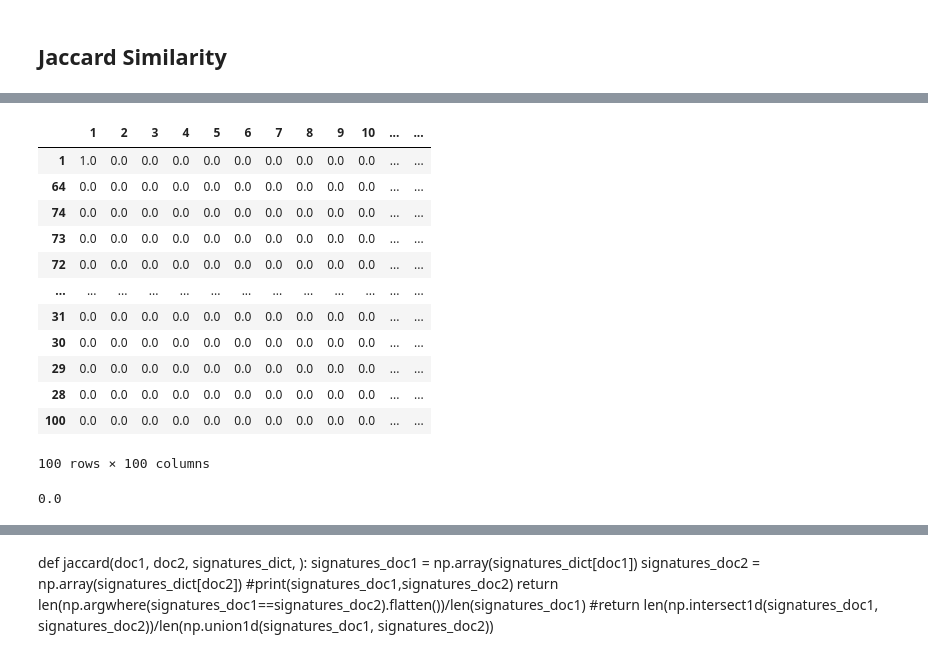
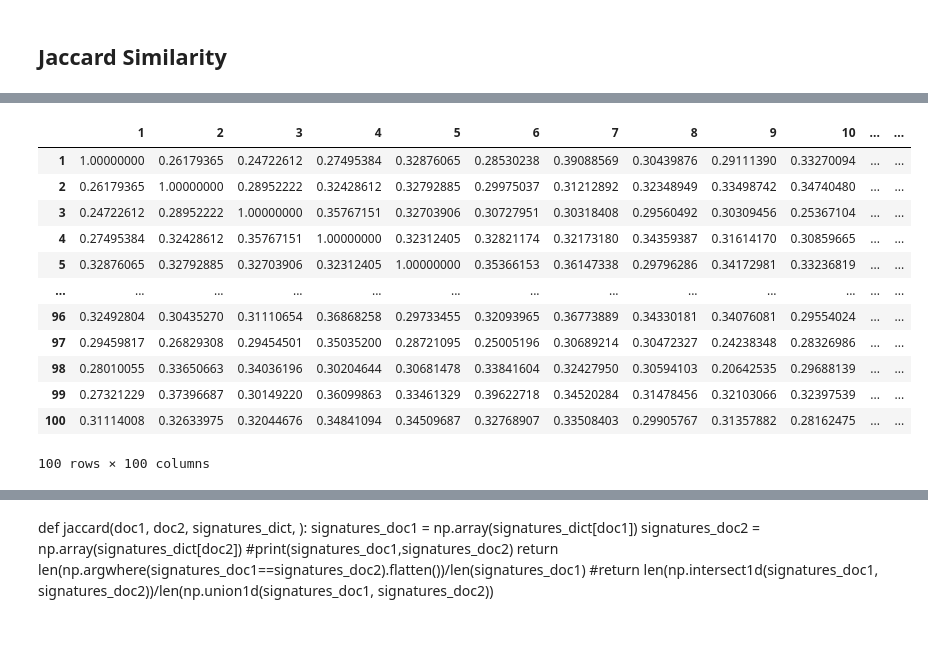
Before and after one commit to FabianScott/ComputationalToolsSentimentAnalysis, a Jupyter notebook: final_notebook.ipynb, the cells around one changed output, grey strips where cells are left out. Saved outputs shown, nothing was run; the diff lists cells and outputs as text; code cells hidden in the pictures.

```diff
--- a/final_notebook.ipynb
+++ b/final_notebook.ipynb
@@ -61,7 +63,7 @@ dftest['Rating_5'] = [1 if x == 5 else 0 for x in dftest['Rating']]
 
 
 
-dftest=dftest.head(10000)
+dftest=dftest
 # %%
 X = dftrain.drop(['Rating', 'Rating_1','Rating_2','Rating_3','Rating_4', 'Rating_5'], axis=1)
 y = dftrain[['Rating_1','Rating_2','Rating_3','Rating_4', 'Rating_5']]
@@ -228,20 +209,20 @@ jac_sim
-# %%
-xaaa.sort_values(by='1', ascending=False)
-# %% [output]
-|  | 1 | 2 | 3 | 4 | 5 | 6 | 7 | 8 | 9 | 10 | ... | ... |
-| 1 | 1.0 | 0.0 | 0.0 | 0.0 | 0.0 | 0.0 | 0.0 | 0.0 | 0.0 | 0.0 | ... | ... |
-| 64 | 0.0 | 0.0 | 0.0 | 0.0 | 0.0 | 0.0 | 0.0 | 0.0 | 0.0 | 0.0 | ... | ... |
-| 74 | 0.0 | 0.0 | 0.0 | 0.0 | 0.0 | 0.0 | 0.0 | 0.0 | 0.0 | 0.0 | ... | ... |
-| 73 | 0.0 | 0.0 | 0.0 | 0.0 | 0.0 | 0.0 | 0.0 | 0.0 | 0.0 | 0.0 | ... | ... |
-| 72 | 0.0 | 0.0 | 0.0 | 0.0 | 0.0 | 0.0 | 0.0 | 0.0 | 0.0 | 0.0 | ... | ... |
-| ... | ... | ... | ... | ... | ... | ... | ... | ... | ... | ... | ... | ... |
-| 31 | 0.0 | 0.0 | 0.0 | 0.0 | 0.0 | 0.0 | 0.0 | 0.0 | 0.0 | 0.0 | ... | ... |
-| 30 | 0.0 | 0.0 | 0.0 | 0.0 | 0.0 | 0.0 | 0.0 | 0.0 | 0.0 | 0.0 | ... | ... |
-| 29 | 0.0 | 0.0 | 0.0 | 0.0 | 0.0 | 0.0 | 0.0 | 0.0 | 0.0 | 0.0 | ... | ... |
-| 28 | 0.0 | 0.0 | 0.0 | 0.0 | 0.0 | 0.0 | 0.0 | 0.0 | 0.0 | 0.0 | ... | ... |
-| 100 | 0.0 | 0.0 | 0.0 | 0.0 | 0.0 | 0.0 | 0.0 | 0.0 | 0.0 | 0.0 | ... | ... |
-100 rows × 100 columns
-# %%
-jac_sim.loc['64']['1']
-# %% [output]
-0.0
+# %%
+jac_sim3 = 1 - pairwise_distances(dftest.T,metric='cosine')
+
+jac_sim3 = pd.DataFrame(jac_sim3, index=dftest.columns, columns=dftest.columns)
+# %%
+jac_sim3
+# %% [output]
+|  | 1 | 2 | 3 | 4 | 5 | 6 | 7 | 8 | 9 | 10 | ... | ... |
+| 1 | 1.00000000 | 0.26179365 | 0.24722612 | 0.27495384 | 0.32876065 | 0.28530238 | 0.39088569 | 0.30439876 | 0.29111390 | 0.33270094 | ... | ... |
+| 2 | 0.26179365 | 1.00000000 | 0.28952222 | 0.32428612 | 0.32792885 | 0.29975037 | 0.31212892 | 0.32348949 | 0.33498742 | 0.34740480 | ... | ... |
+| 3 | 0.24722612 | 0.28952222 | 1.00000000 | 0.35767151 | 0.32703906 | 0.30727951 | 0.30318408 | 0.29560492 | 0.30309456 | 0.25367104 | ... | ... |
+| 4 | 0.27495384 | 0.32428612 | 0.35767151 | 1.00000000 | 0.32312405 | 0.32821174 | 0.32173180 | 0.34359387 | 0.31614170 | 0.30859665 | ... | ... |
+| 5 | 0.32876065 | 0.32792885 | 0.32703906 | 0.32312405 | 1.00000000 | 0.35366153 | 0.36147338 | 0.29796286 | 0.34172981 | 0.33236819 | ... | ... |
+| ... | ... | ... | ... | ... | ... | ... | ... | ... | ... | ... | ... | ... |
+| 96 | 0.32492804 | 0.30435270 | 0.31110654 | 0.36868258 | 0.29733455 | 0.32093965 | 0.36773889 | 0.34330181 | 0.34076081 | 0.29554024 | ... | ... |
+| 97 | 0.29459817 | 0.26829308 | 0.29454501 | 0.35035200 | 0.28721095 | 0.25005196 | 0.30689214 | 0.30472327 | 0.24238348 | 0.28326986 | ... | ... |
+| 98 | 0.28010055 | 0.33650663 | 0.34036196 | 0.30204644 | 0.30681478 | 0.33841604 | 0.32427950 | 0.30594103 | 0.20642535 | 0.29688139 | ... | ... |
+| 99 | 0.27321229 | 0.37396687 | 0.30149220 | 0.36099863 | 0.33461329 | 0.39622718 | 0.34520284 | 0.31478456 | 0.32103066 | 0.32397539 | ... | ... |
+| 100 | 0.31114008 | 0.32633975 | 0.32044676 | 0.34841094 | 0.34509687 | 0.32768907 | 0.33508403 | 0.29905767 | 0.31357882 | 0.28162475 | ... | ... |
+100 rows × 100 columns
```
Also changed, not shown: parts of 21 cells of this notebook, 5 other files.
